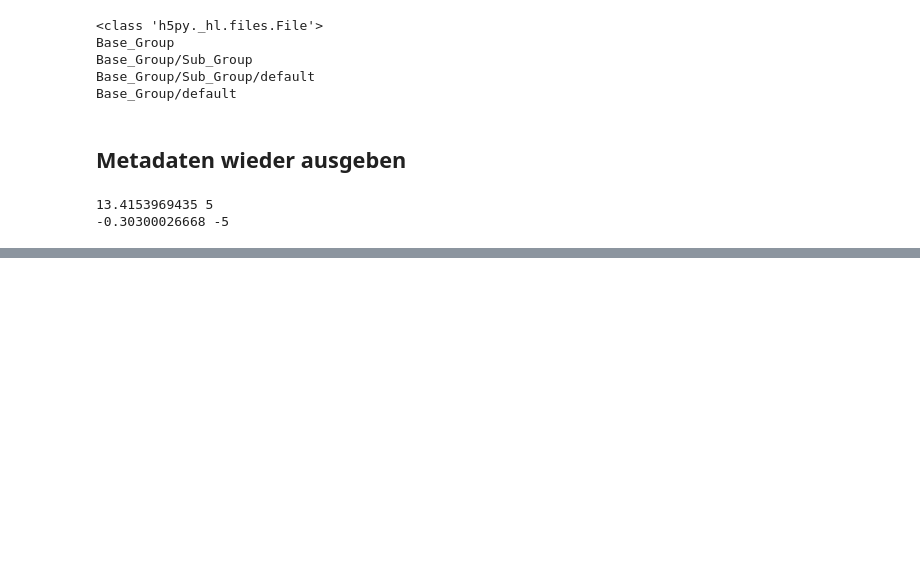
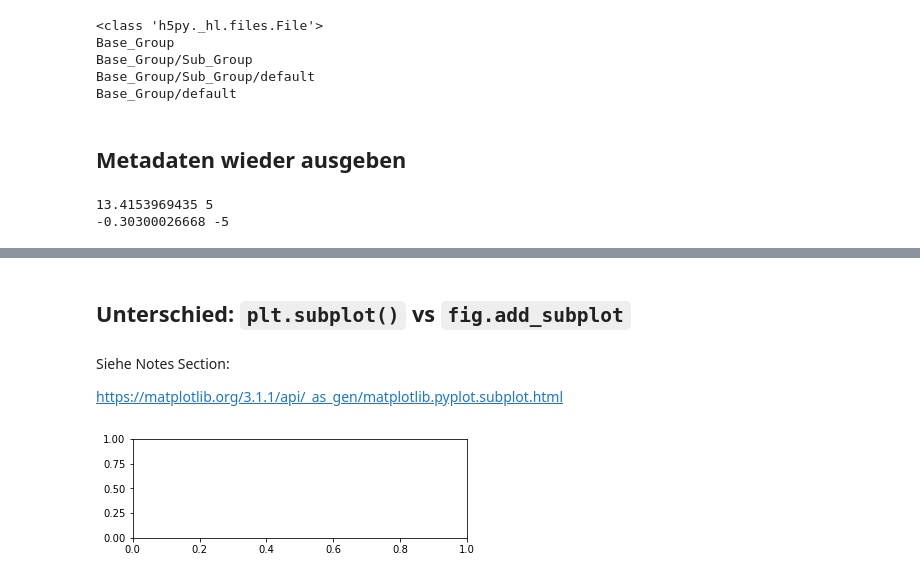
Before and after one commit to juebrauer/course_introduction_to_python, a Jupyter notebook: 00_verschiedenes/verschiedenes.ipynb, the cells around one changed output, grey strips where cells are left out. Drawn from its saved outputs; the diff is of its cells as text; code cells hidden in the pictures; blank space fills up the shorter version.

```diff
--- a/00_verschiedenes/verschiedenes.ipynb
+++ b/00_verschiedenes/verschiedenes.ipynb
@@ -465,0 +531,22 @@ with h5py.File('groups.hdf5', 'r') as f:
+# %% [markdown]
+## Unterschied: `plt.subplot()` vs `fig.add_subplot`
+# %% [markdown]
+Siehe Notes Section:
+
+https://matplotlib.org/3.1.1/api/_as_gen/matplotlib.pyplot.subplot.html
+# %%
+import matplotlib.pyplot as plt
+
+# Plotte eine Linie.
+# Erzeugt implizit einen subplot(111)
+plt.plot([1,2,3])
+
+# "now create a subplot which represents the top plot of a grid
+# with 2 rows and 1 column. Since this subplot will overlap the
+# first, the plot (and its axes) previously created, will be removed"
+#
+# source: see link above
+plt.subplot(211)
+plt.show()
+# %% [output]
+[figure, added]
```
Also changed, not shown: parts of 10 cells of this notebook.
